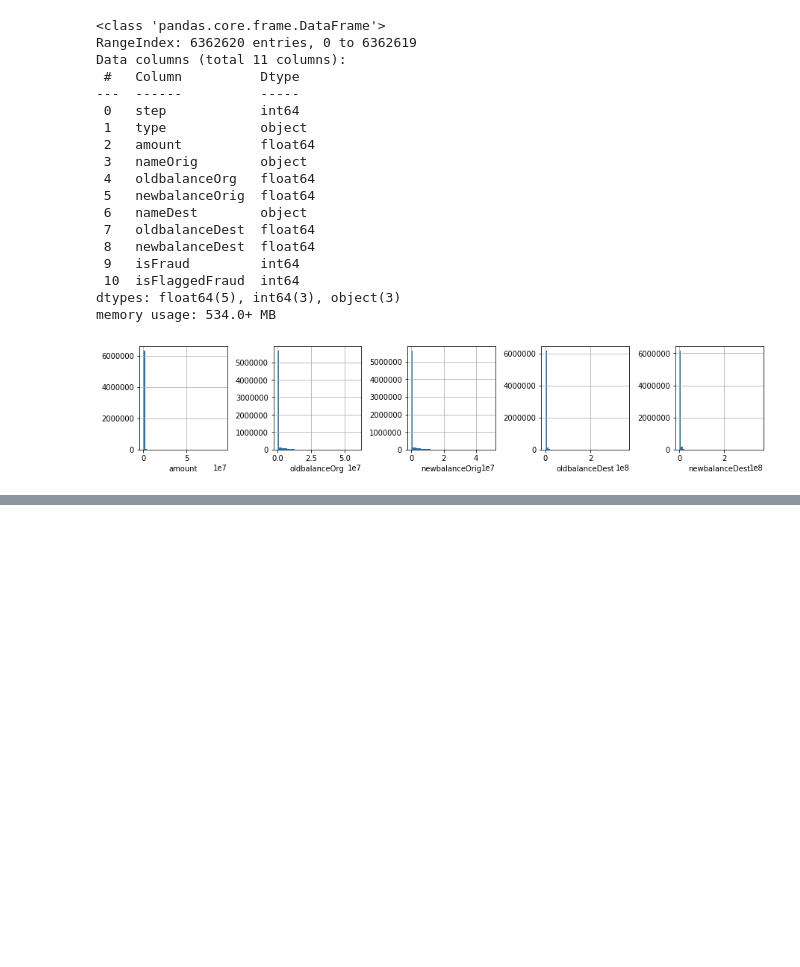
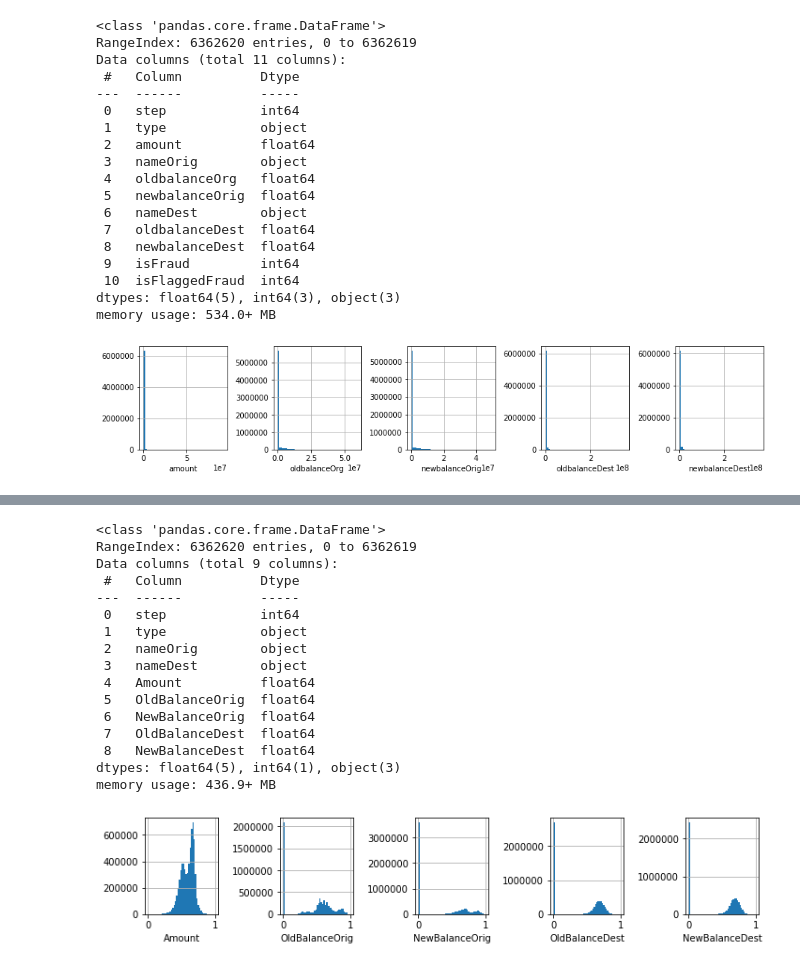
Before and after one commit to sumanth0892/Fraud-Detection, a Jupyter notebook: fraudDetection.ipynb, the cells around one changed output, grey strips where cells are left out. Drawn from its saved outputs; the diff is of its cells as text; code cells hidden in the pictures; blank space fills up the shorter version.

```diff
--- a/fraudDetection.ipynb
+++ b/fraudDetection.ipynb
@@ -86,10 +86,10 @@ from sklearn.preprocessing import MinMaxScaler
 scaler = MinMaxScaler()
 numericalColumns = ['Amount','OldBalanceOrig','NewBalanceOrig','OldBalanceDest','NewBalanceDest']
 logColumns = ['Logamount','LogoldbalanceOrg','LognewbalanceOrig','LogoldbalanceDest','LognewbalanceDest']
-x_train[numericalColumns] = scaler.fit_transform(x_train[logColumns])
+x_train[logColumns] = scaler.fit_transform(x_train[logColumns])
+x_train.rename(columns = {'Logamount':'Amount','LogoldbalanceOrg':'OldBalanceOrig','LognewbalanceOrig':'NewBalanceOrig','LogoldbalanceDest':'OldBalanceDest','LognewbalanceDest':'NewBalanceDest'},inplace = True)
 x_train.info()
 x_train.describe()
-x_train.drop(logColumns,inplace = True)
 plt.figure(1,figsize = (50,50))
 i = 1; nrows = 25; ncols = 25
 for col in numericalColumns:
@@ -119,0 +128,22 @@ memory usage: 679.6+ MB
+# %%
+#Import one model and train
+from sklearn.model_selection import train_test_split
+X,x,Y,y = train_test_split(x_train,targetsActual,0.25,random_state = 42)
+# %% [output]
+<class 'pandas.core.frame.DataFrame'>
+RangeIndex: 6362620 entries, 0 to 6362619
+Data columns (total 9 columns):
+ #   Column          Dtype
+---  ------          -----
+ 0   step            int64
+ 1   type            object
+ 2   nameOrig        object
+ 3   nameDest        object
+ 4   Amount          float64
+ 5   OldBalanceOrig  float64
+ 6   NewBalanceOrig  float64
+ 7   OldBalanceDest  float64
+ 8   NewBalanceDest  float64
+dtypes: float64(5), int64(1), object(3)
+memory usage: 436.9+ MB
+[figure, added]
```
Also changed, not shown: parts of 2 cells of this notebook.
